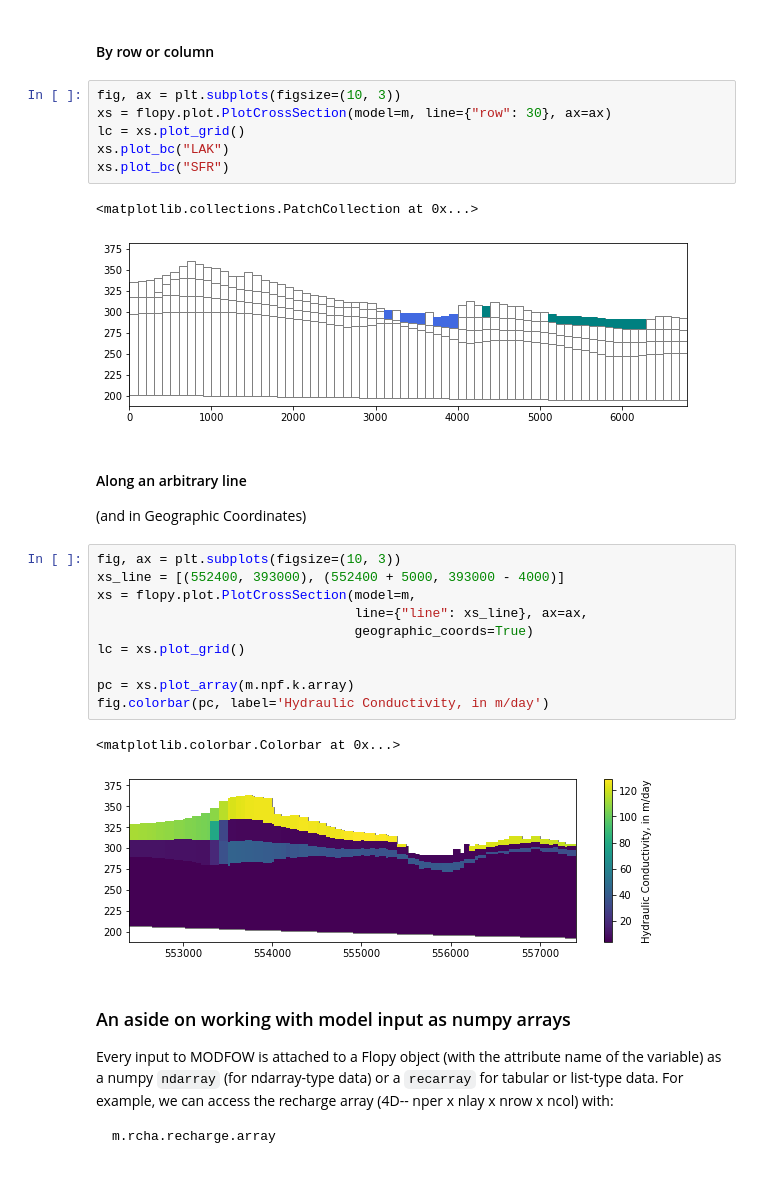
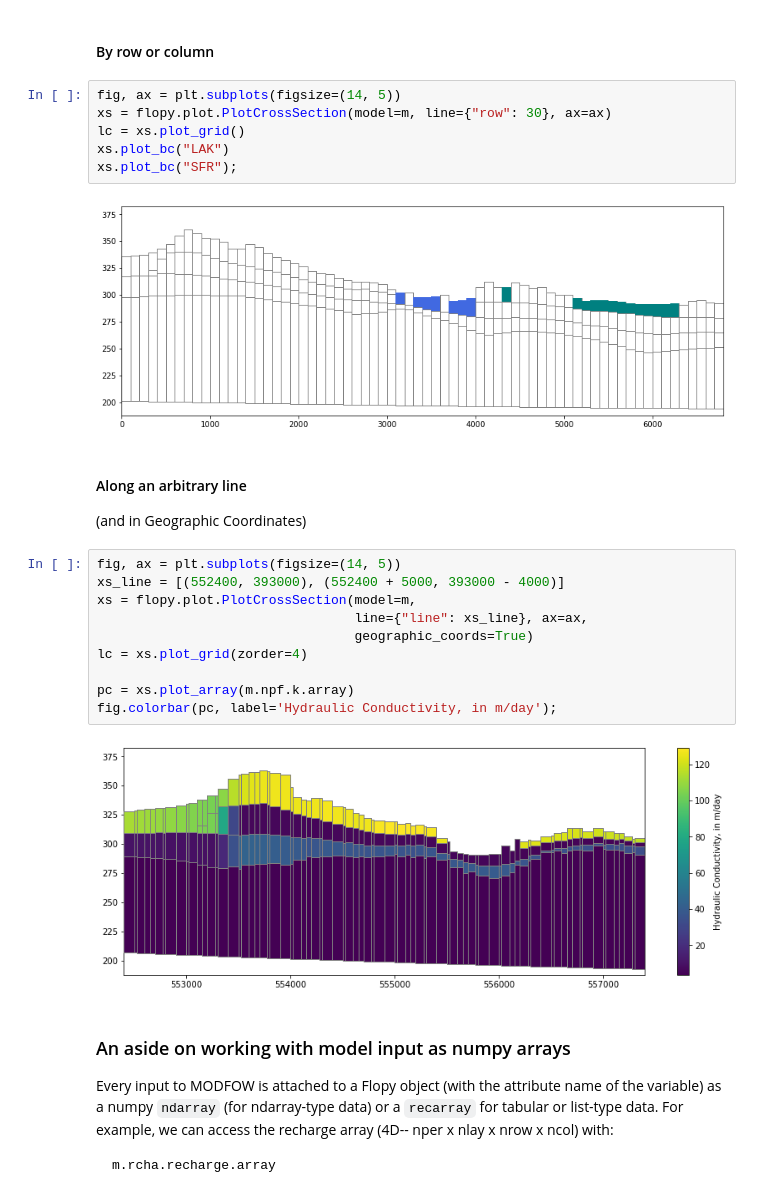
Before and after one commit to DOI-USGS/python-for-hydrology, a Jupyter notebook: notebooks/part1_flopy/03_Loading_and_visualizing_models.ipynb, the cells around one changed output. Cells and saved outputs as stored; diff of their text form.

```diff
--- a/notebooks/part1_flopy/03_Loading_and_visualizing_models.ipynb
+++ b/notebooks/part1_flopy/03_Loading_and_visualizing_models.ipynb
@@ -134,30 +134,28 @@ more examples in the Flopy demo here: https://github.com/modflowpy/flopy/blob/de
 # %% [markdown]
 #### By row or column
 # %%
-fig, ax = plt.subplots(figsize=(10, 3))
+fig, ax = plt.subplots(figsize=(14, 5))
 xs = flopy.plot.PlotCrossSection(model=m, line={"row": 30}, ax=ax)
 lc = xs.plot_grid()
 xs.plot_bc("LAK")
-xs.plot_bc("SFR")
+xs.plot_bc("SFR");
 # %% [output]
-<matplotlib.collections.PatchCollection at 0x...>
-[figure, old version]
+[figure, new version]
 # %% [markdown]
 #### Along an arbitrary line
 (and in Geographic Coordinates)
 # %%
-fig, ax = plt.subplots(figsize=(10, 3))
+fig, ax = plt.subplots(figsize=(14, 5))
 xs_line = [(552400, 393000), (552400 + 5000, 393000 - 4000)]
 xs = flopy.plot.PlotCrossSection(model=m,
                                  line={"line": xs_line}, ax=ax,
                                  geographic_coords=True)
-lc = xs.plot_grid()
+lc = xs.plot_grid(zorder=4)
 
 pc = xs.plot_array(m.npf.k.array)
-fig.colorbar(pc, label='Hydraulic Conductivity, in m/day')
+fig.colorbar(pc, label='Hydraulic Conductivity, in m/day');
 # %% [output]
-<matplotlib.colorbar.Colorbar at 0x...>
-[figure, old version]
+[figure, new version]
 # %% [markdown]
 ### An aside on working with model input as numpy arrays
 Every input to MODFOW is attached to a Flopy object (with the attribute name of the variable) as a numpy ``ndarray`` (for ndarray-type data) or a ``recarray`` for tabular or list-type data. For example, we can access the recharge array (4D-- nper x nlay x nrow x ncol) with:
```
Also changed, not shown: parts of 10 cells of this notebook, 1 other file.
